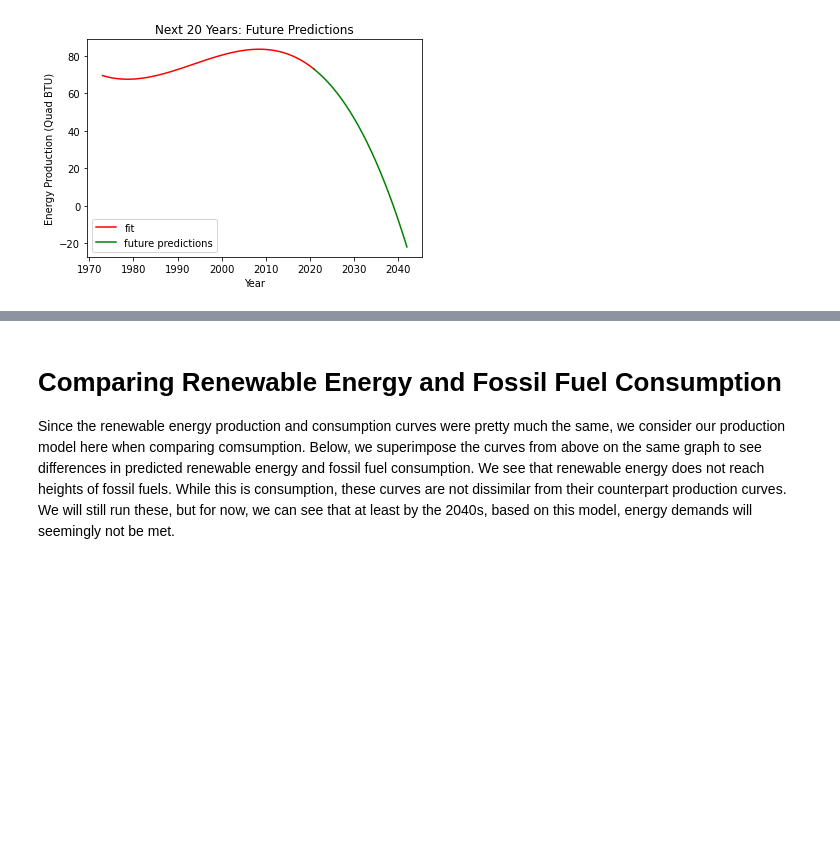
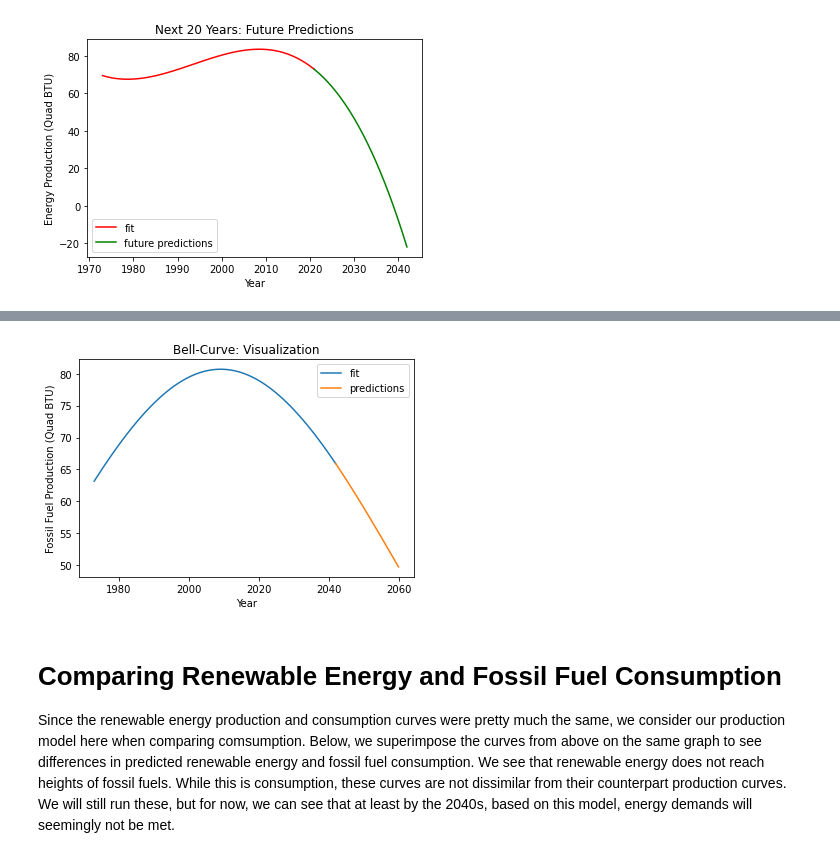
Before and after one commit to akkij26/info_2950, a Jupyter notebook: Project_final.ipynb, the cells around one changed output, grey strips where cells are left out. Cells and saved outputs as stored; diff of their text form; code cells hidden in the pictures; blank space fills up the shorter version.

```diff
--- a/Project_final.ipynb
+++ b/Project_final.ipynb
@@ -697,3 +675,36 @@ plt.show()
+# %%
+def gaussian_curve(x, a, b, c):
+    return a*np.exp(-np.power(x - b, 2)/(2*np.power(c, 2)))
+
+def gauss_pred (x):
+    y_pred = a*np.exp(-np.power(x - b, 2)/(2*np.power(c, 2)))
+    return y_pred
+
+#guess = [min(y), np.median(x), 2030 , 85]
+
+pars, cov = curve_fit(gaussian_curve, x_f, y_f, p0 = [100, 2025, 1], bounds = (-np.inf, np.inf))
+
+a = pars[0]
+b = pars[1]
+c = pars[2]
+
+upy_f = np.linspace(2042, 2060, 19)
+new_y_vals_3_f = np.zeros(19)
+for i in range(19):
+    out_f = gauss_pred(upy[i])
+    new_y_vals_3_f[i] = out_f
+
+y_nnn_f = gaussian_curve(x, *pars)
+#plt.plot(x_f, y_f, 'o', label='data')
+plt.plot(x,y_nnn_f, label='fit')
+plt.plot(upy_f, new_y_vals_3_f, label = 'predictions')
+plt.xlabel('Year')
+plt.ylabel('Fossil Fuel Production (Quad BTU)')
+plt.title('Bell-Curve: Visualization')
+plt.legend(loc='best')
+plt.show()
+# %% [output]
+[figure, added]
 # %% [markdown]
 # Comparing Renewable Energy and Fossil Fuel Consumption
 
```
Also changed, not shown: parts of 9 cells of this notebook.
